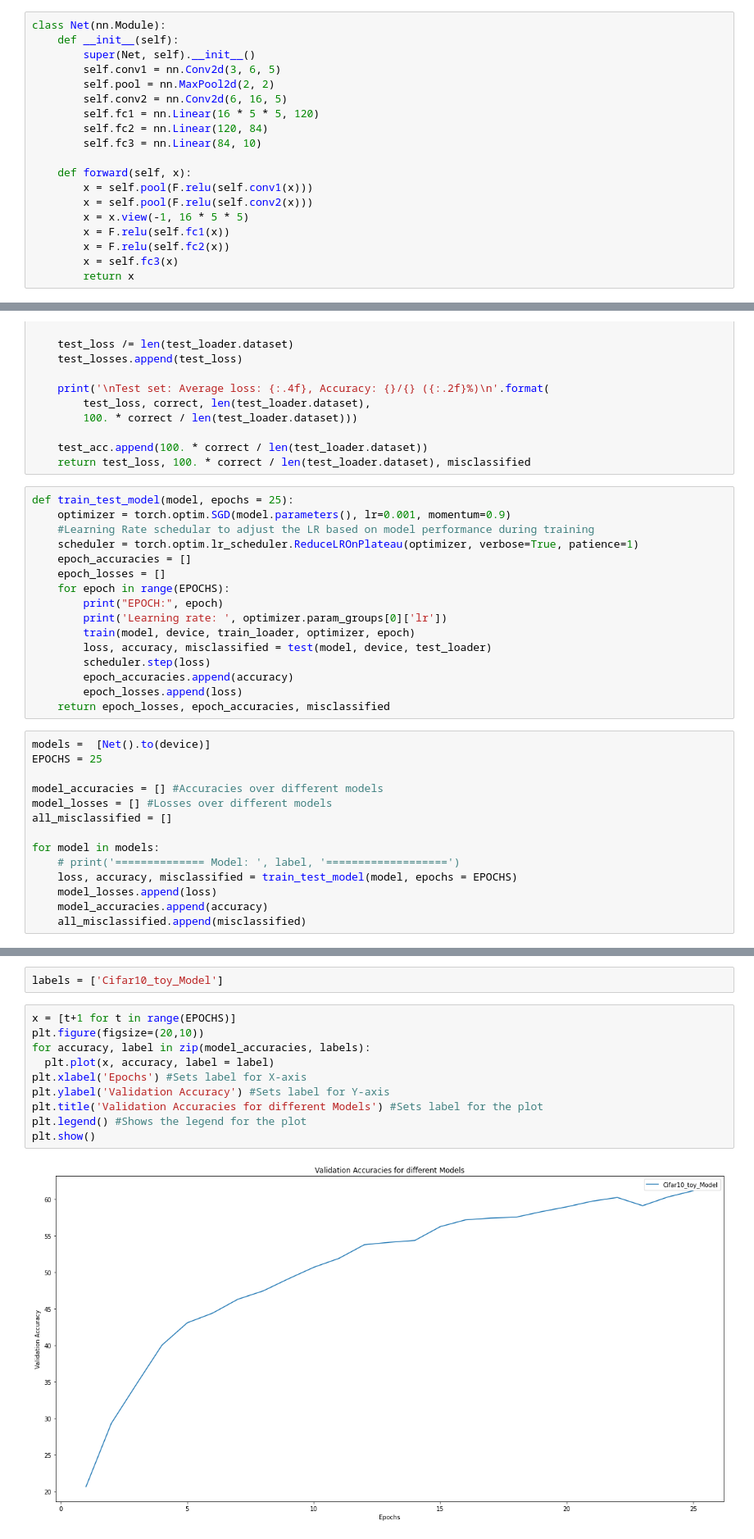
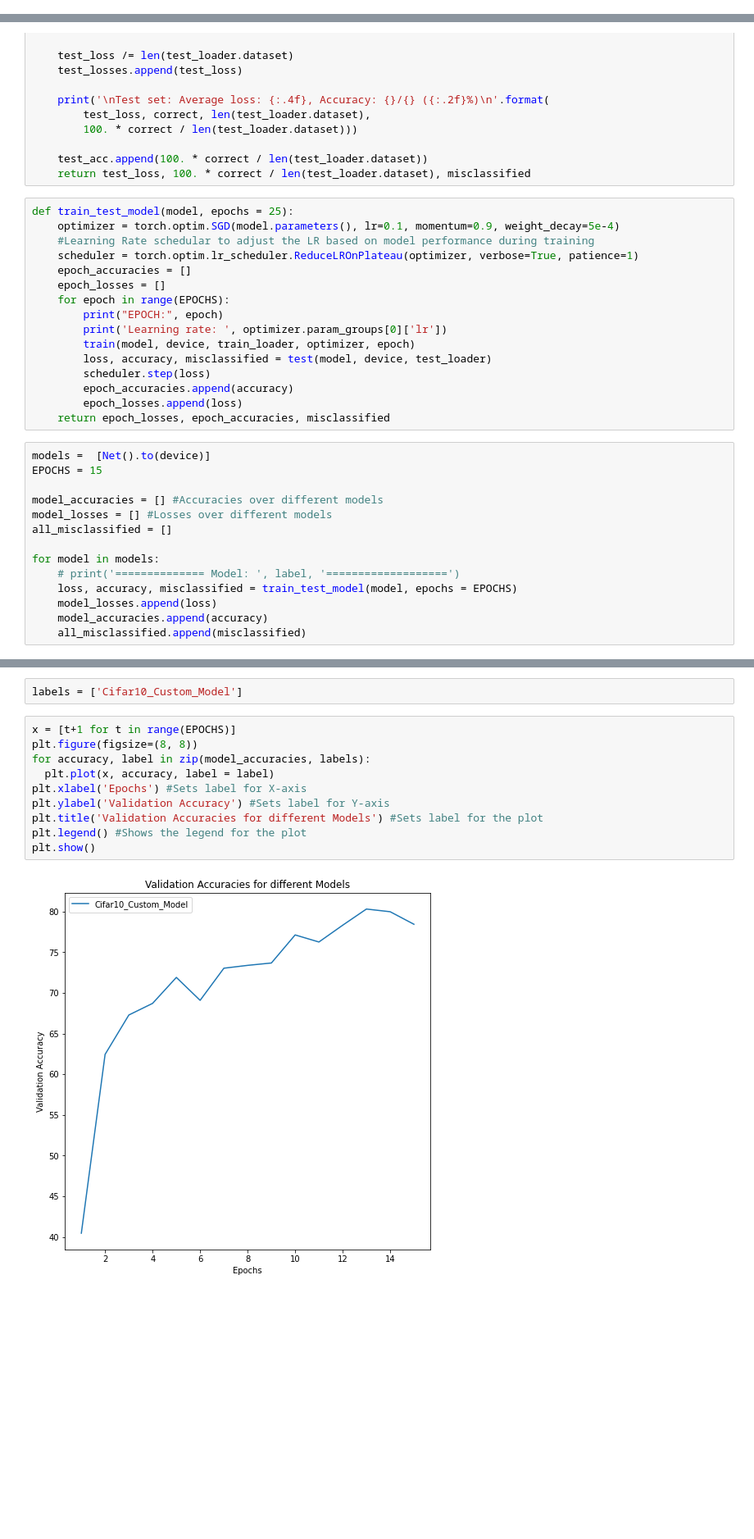
Before and after one commit to AkshitAggarwal/TSAI_EVA5B2_Phase1, a Jupyter notebook: Session_07/S7_Assignment.ipynb, the cells around one changed output, grey strips where cells are left out. Shown at 82% size. Drawn from its saved outputs; the diff is of its cells as text; blank space fills up the shorter version.

```diff
--- a/Session_07/S7_Assignment.ipynb
+++ b/Session_07/S7_Assignment.ipynb
@@ -71,19 +95,0 @@ images.shape: torch.Size([100, 3, 32, 32])
-# %%
-class Net(nn.Module):
-    def __init__(self):
-        super(Net, self).__init__()
-        self.conv1 = nn.Conv2d(3, 6, 5)
-        self.pool = nn.MaxPool2d(2, 2)
-        self.conv2 = nn.Conv2d(6, 16, 5)
-        self.fc1 = nn.Linear(16 * 5 * 5, 120)
-        self.fc2 = nn.Linear(120, 84)
-        self.fc3 = nn.Linear(84, 10)
-
-    def forward(self, x):
-        x = self.pool(F.relu(self.conv1(x)))
-        x = self.pool(F.relu(self.conv2(x)))
-        x = x.view(-1, 16 * 5 * 5)
-        x = F.relu(self.fc1(x))
-        x = F.relu(self.fc2(x))
-        x = self.fc3(x)
-        return x
@@ -173,7 +239,7 @@ def test(model, device, test_loader):
     return test_loss, 100. * correct / len(test_loader.dataset), misclassified
 # %%
 def train_test_model(model, epochs = 25):
-    optimizer = torch.optim.SGD(model.parameters(), lr=0.001, momentum=0.9)
+    optimizer = torch.optim.SGD(model.parameters(), lr=0.1, momentum=0.9, weight_decay=5e-4)
     #Learning Rate schedular to adjust the LR based on model performance during training
     scheduler = torch.optim.lr_scheduler.ReduceLROnPlateau(optimizer, verbose=True, patience=1)
     epoch_accuracies = []
@@ -189,7 +255,7 @@ def train_test_model(model, epochs = 25):
     return epoch_losses, epoch_accuracies, misclassified
 # %%
 models =  [Net().to(device)]
-EPOCHS = 25
+EPOCHS = 15
 
 model_accuracies = [] #Accuracies over different models
 model_losses = [] #Losses over different models
@@ -222,16 +288,16 @@ Test set: Average loss: 1.1057, Accuracy: 6113/10000 (61.13%)
 # %%
-labels = ['Cifar10_toy_Model']
+labels = ['Cifar10_Custom_Model']
 # %%
 x = [t+1 for t in range(EPOCHS)]
-plt.figure(figsize=(20,10))
+plt.figure(figsize=(8, 8))
 for accuracy, label in zip(model_accuracies, labels):
   plt.plot(x, accuracy, label = label)
 plt.xlabel('Epochs') #Sets label for X-axis
 plt.ylabel('Validation Accuracy') #Sets label for Y-axis
 plt.title('Validation Accuracies for different Models') #Sets label for the plot
 plt.legend() #Shows the legend for the plot
 plt.show()
 # %% [output]
-[figure, old version]
+[figure, new version]
 # %%
 x = [t+1 for t in range(EPOCHS)]
```
Also changed, not shown: parts of 10 cells of this notebook.
